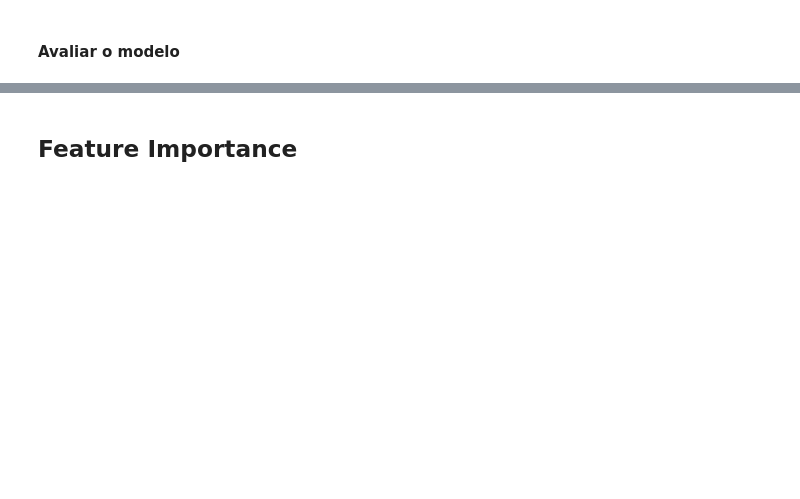
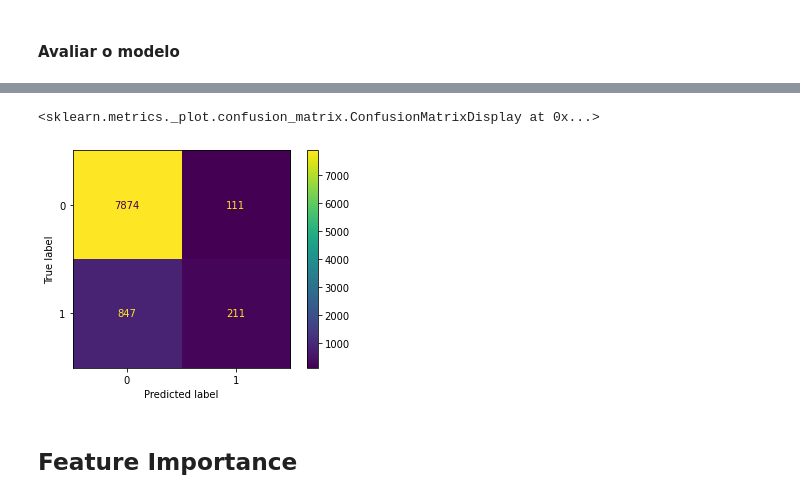
Before and after one commit to patriciacatandi/Lets_Code_DS_Degree_Alunos_ML, a Jupyter notebook: Módulo 9 - Machine Learning I/6_Bagging_Boosting/Random Forest.ipynb, the cells around one changed output, grey strips where cells are left out. Drawn from its saved outputs; the diff is of its cells as text; code cells hidden in the pictures; blank space fills up the shorter version.

```diff
--- a/Módulo 9 - Machine Learning I/6_Bagging_Boosting/Random Forest.ipynb
+++ b/Módulo 9 - Machine Learning I/6_Bagging_Boosting/Random Forest.ipynb
@@ -130,18 +168,16 @@ cat_columns
 # %%
 # Converte colunas categóricas em numéricas
 # Importa OneHotEncoder e LabelEncoder
-
+from sklearn.preprocessing import OneHotEncoder, LabelEncoder
 
 # Intância ambos
-
+ohe = OneHotEncoder(drop='first', sparse=False)
+le = LabelEncoder()
 
 # Enconding das features categóricas
-
+X_train_enc = ohe.fit_transform(X_train[cat_columns])
+X_test_enc = ohe.transform(X_test[cat_columns])
 
 # Converte para pandas dataframe renomeando as colunas
-
-
-# Concatena colunas do encoder com as numéricas
-
-
-# Encoding dos labels
+X_train_enc = pd.DataFrame(X_train_enc, columns=ohe.get_feature_names_out(cat_columns))
+X_test_enc = pd.DataFrame(X_test_enc, columns=ohe.get_feature_names_out(cat_columns))
@@ -147,0 +200,6 @@ cat_columns
+# %%
+
+# Concatena colunas do encoder com as numéricas
+X_train = pd.concat([X_train_enc, X_train[num_columns]], axis=1)
+X_test = pd.concat([X_test_enc, X_test[num_columns]], axis=1)
+X_train.head(10)
@@ -147,0 +223,4 @@ cat_columns
+# %%
+# Encoding dos labels
+y_train = le.fit_transform(y_train)
+y_test = le.transform(y_test)
@@ -154,9 +243,9 @@ cat_columns
 # %%
 # Instancia a classe do modelo
-model_rf =
+model_rf = RandomForestClassifier(random_state=42, class_weight='balanced', oob_score=True)
 
 # Faz o treino na base de treino
-
+model_rf.fit(X_train, y_train)
 
 # Faz a predição do modelo treinado na base de teste
-y_pred_rf =
+y_pred_rf = model_rf.predict(X_test)
@@ -174,8 +310,12 @@ y_pred_rf =
 # %%
 # Calcula a confusion_matrix para o teste
-
+cm = confusion_matrix(y_test, y_pred_rf )
 
 # Plota a confusion matrix
+ConfusionMatrixDisplay(cm).plot()
+# %% [output]
+<sklearn.metrics._plot.confusion_matrix.ConfusionMatrixDisplay at 0x...>
+[figure, added]
 # %% [markdown]
 ## Feature Importance
 # %%
```
Also changed, not shown: parts of 34 cells of this notebook.
